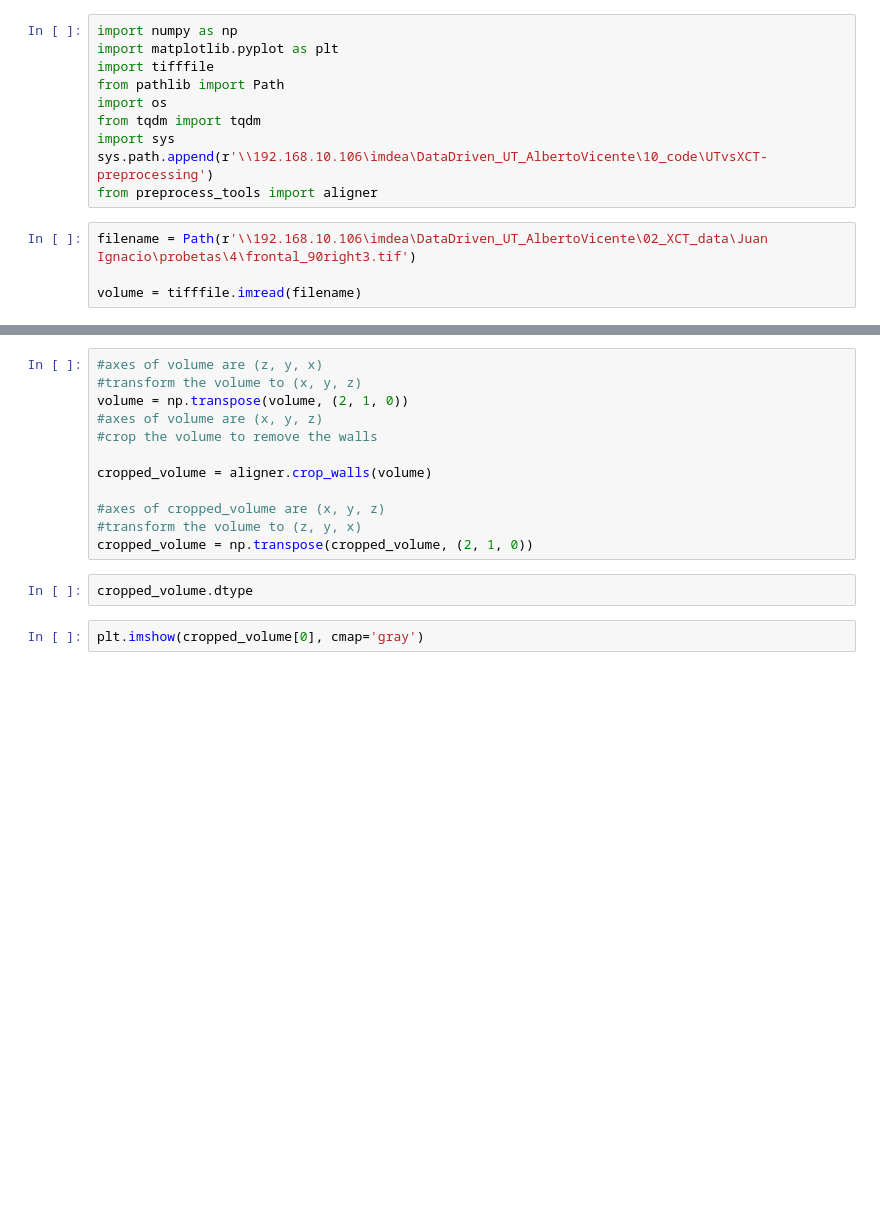
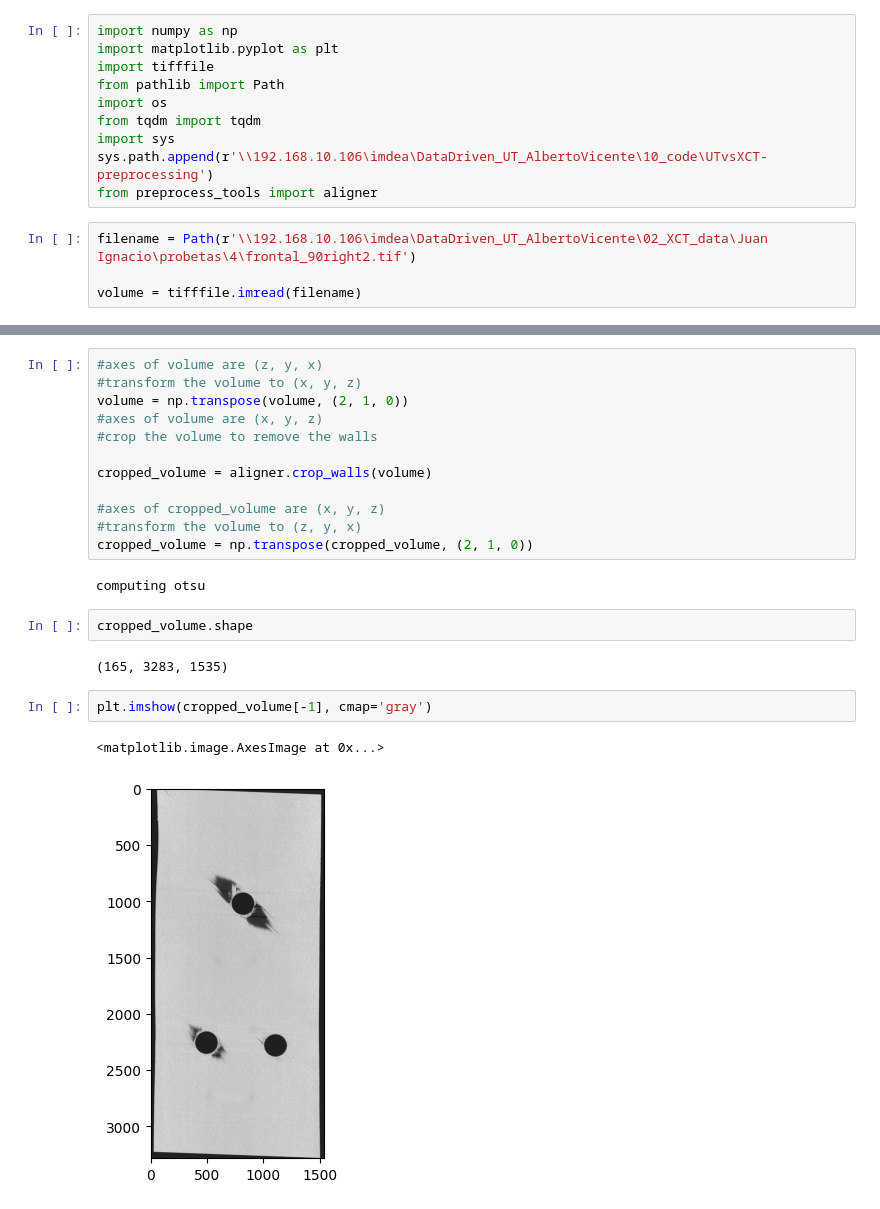
Before and after one commit to topeberti/UTvsXCT-preprocessing, a Jupyter notebook: desarrollo/aligner/pruebas_wallcropping.ipynb, the cells around one changed output, grey strips where cells are left out. Saved outputs shown, nothing was run; the diff lists cells and outputs as text; blank space fills up the shorter version.

```diff
--- a/desarrollo/aligner/pruebas_wallcropping.ipynb
+++ b/desarrollo/aligner/pruebas_wallcropping.ipynb
@@ -9,7 +9,7 @@ import sys
 sys.path.append(r'\\192.168.10.106\imdea\DataDriven_UT_AlbertoVicente\10_code\UTvsXCT-preprocessing')
 from preprocess_tools import aligner
 # %%
-filename = Path(r'\\192.168.10.106\imdea\DataDriven_UT_AlbertoVicente\02_XCT_data\Juan Ignacio\probetas\4\frontal_90right3.tif')
+filename = Path(r'\\192.168.10.106\imdea\DataDriven_UT_AlbertoVicente\02_XCT_data\Juan Ignacio\probetas\4\frontal_90right2.tif')
 
 volume = tifffile.imread(filename)
 # %%
@@ -28,7 +33,14 @@ cropped_volume = aligner.crop_walls(volume)
 #axes of cropped_volume are (x, y, z)
 #transform the volume to (z, y, x)
 cropped_volume = np.transpose(cropped_volume, (2, 1, 0))
+# %% [output]
+computing otsu
 # %%
-cropped_volume.dtype
+cropped_volume.shape
+# %% [output]
+(165, 3283, 1535)
 # %%
-plt.imshow(cropped_volume[0], cmap='gray')
+plt.imshow(cropped_volume[-1], cmap='gray')
+# %% [output]
+<matplotlib.image.AxesImage at 0x...>
+[figure, added]
```
Also changed, not shown: parts of 2 cells of this notebook, 5 other files.
